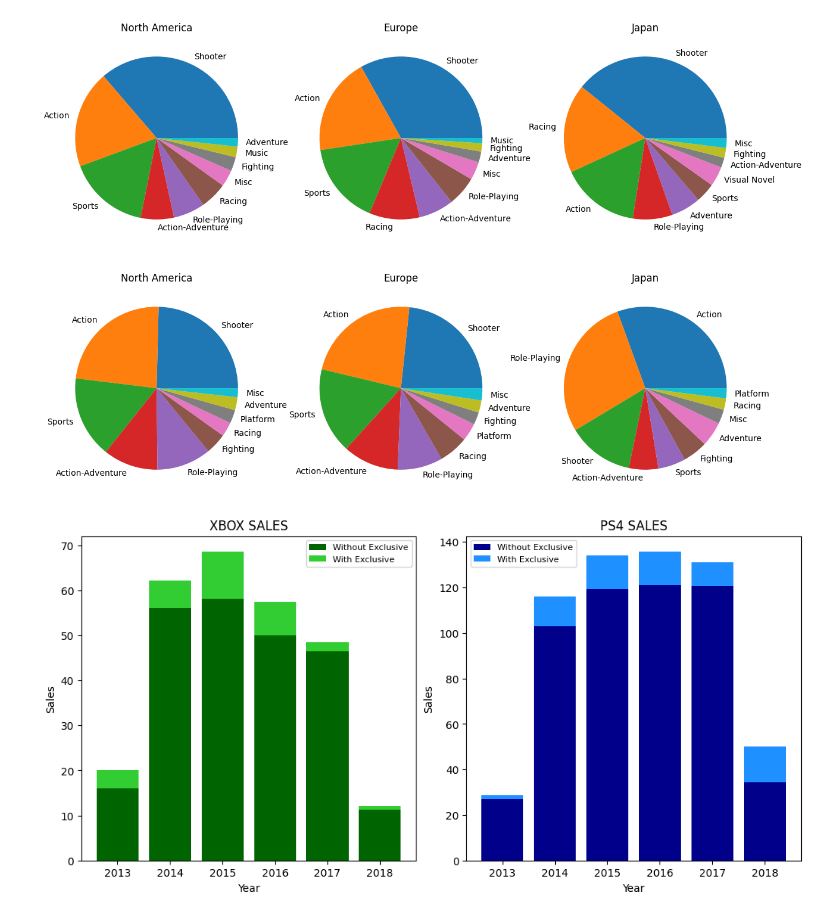
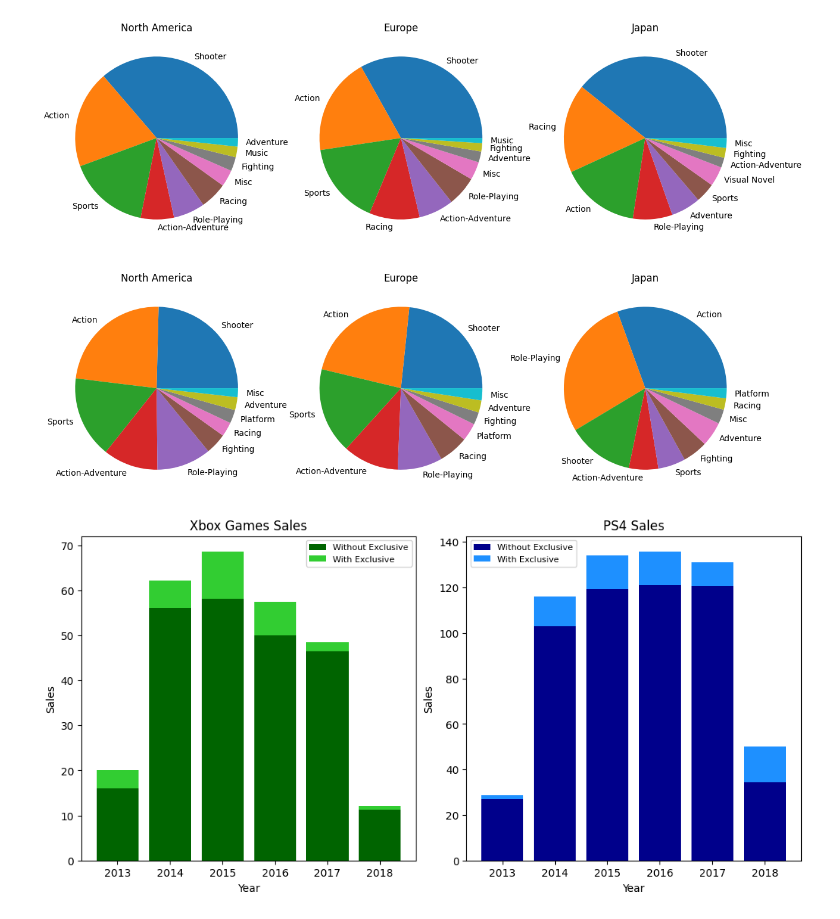
Before and after one commit to devrhathi/videogames_sales, a Jupyter notebook: Analysis/temp.ipynb, the cells around one changed output. Saved outputs shown, nothing was run; the diff lists cells and outputs as text; code cells hidden in the pictures.

```diff
--- a/Analysis/temp.ipynb
+++ b/Analysis/temp.ipynb
@@ -197,33 +239,33 @@ ps_ex = ['Uncharted', 'Spider', 'God of', 'Bloodborne', 'Knack', 'Infamous', 'in
 xb_df_sp = xb_df[xb_df['Game'].str.startswith(tuple(xb_ex))]
 xb_df_wo = xb_df[~xb_df['Game'].str.startswith(tuple(xb_ex))]
 
 ps_df_sp = ps_df[ps_df['Game'].str.startswith(tuple(ps_ex))]
 ps_df_wo = ps_df[~ps_df['Game'].str.startswith(tuple(ps_ex))]
 
 xb_df_sales = xb_df_sp.groupby('Year')[['Global']].sum()
 xb_df_wo_sales = xb_df_wo.groupby('Year')[['Global']].sum()
 
 ps_df_sales = ps_df_sp.groupby('Year')[['Global']].sum()
 ps_df_wo_sales = ps_df_wo.groupby('Year')[['Global']].sum()
 
 
 fig, axs = plt.subplots(1, 2, constrained_layout=True)
 
 axs[0].bar(xb_df_wo_sales.index, xb_df_wo_sales.Global, color='darkgreen', label='Without Exclusive')
 axs[0].bar(xb_df_sales.index, xb_df_sales.Global, color='limegreen', bottom=xb_df_wo_sales['Global'], label='With Exclusive')
-axs[0].set_title("XBOX SALES")
+axs[0].set_title("Xbox Games Sales")
 axs[0].set_xlabel("Year")
 axs[0].set_ylabel("Sales")
 axs[0].legend(fontsize="8")
 
 axs[1].bar(ps_df_wo_sales.index, ps_df_wo_sales.Global, color='darkblue',label='Without Exclusive')
 axs[1].bar(ps_df_sales.index, ps_df_sales.Global, color='dodgerblue', bottom=ps_df_wo_sales['Global'], label='With Exclusive')
-axs[1].set_title("PS4 SALES")
+axs[1].set_title("PS4 Sales")
 axs[1].set_xlabel("Year")
 axs[1].set_ylabel("Sales")
 axs[1].legend(fontsize="8")
 
 fig.set_figheight(5)
 fig.set_figwidth(10)
 # %% [output]
-[figure, old version]
+[figure, new version]
```
Also changed, not shown: parts of 4 cells of this notebook, 3 other files.
